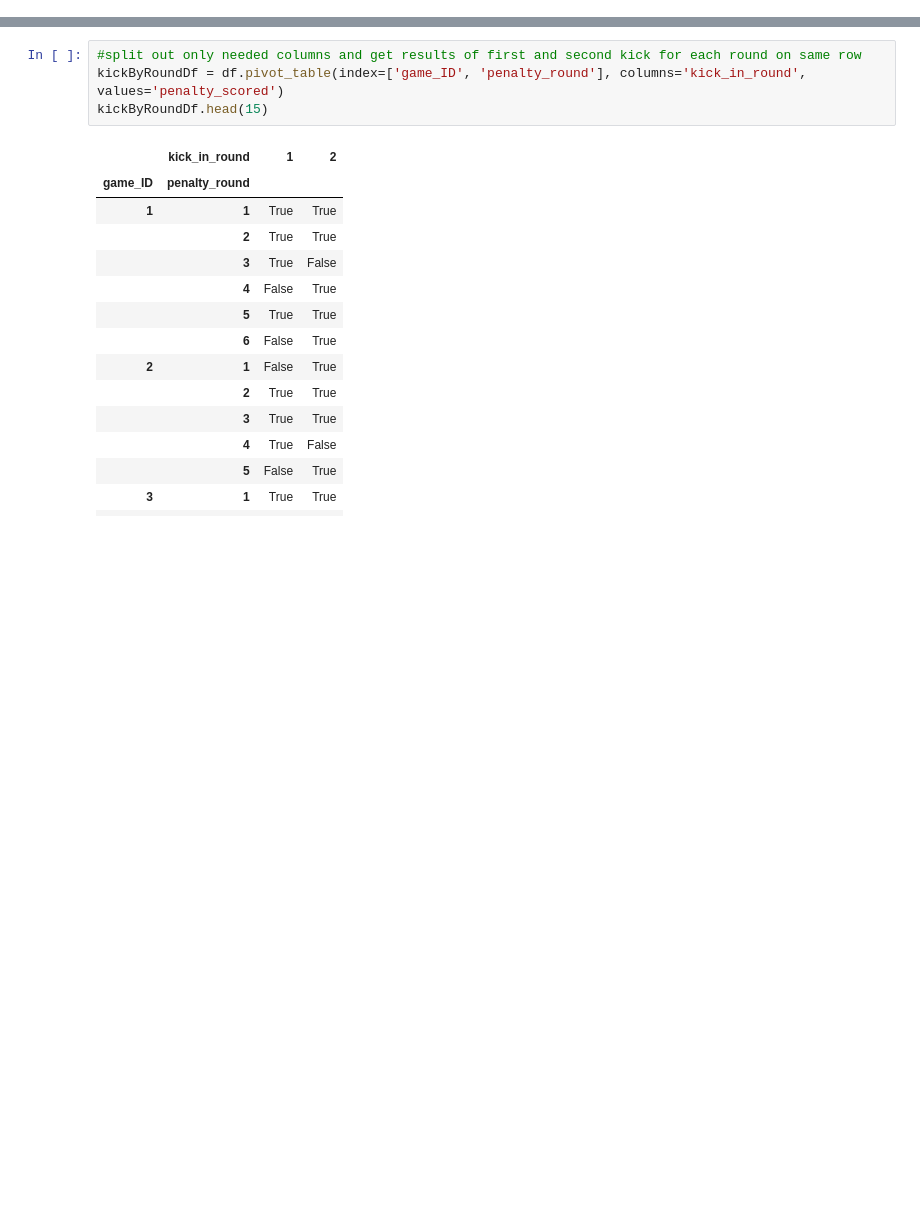
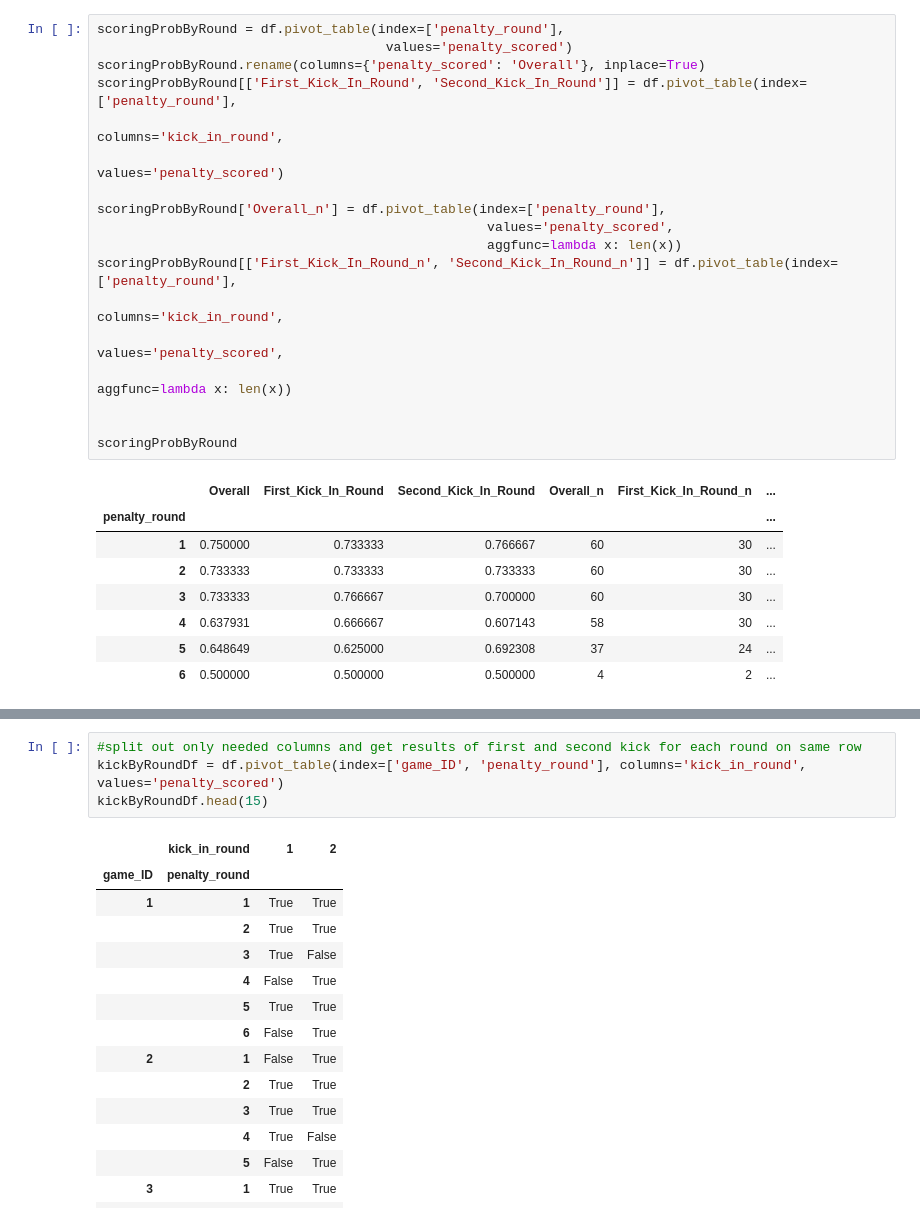
Before and after one commit to MarkMacArdle/World_Cup_Penalty_Shootouts, a Jupyter notebook: Penalties_data_analysis.ipynb, the cells around one changed output, grey strips where cells are left out. Cells and saved outputs as stored; diff of their text form; blank space fills up the shorter version.

```diff
--- a/Penalties_data_analysis.ipynb
+++ b/Penalties_data_analysis.ipynb
@@ -30,0 +16,27 @@ df.head()
+# %%
+scoringProbByRound = df.pivot_table(index=['penalty_round'],
+                                     values='penalty_scored')
+scoringProbByRound.rename(columns={'penalty_scored': 'Overall'}, inplace=True)
+scoringProbByRound[['First_Kick_In_Round', 'Second_Kick_In_Round']] = df.pivot_table(index=['penalty_round'],
+                                                                                     columns='kick_in_round',
+                                                                                     values='penalty_scored')
+
+scoringProbByRound['Overall_n'] = df.pivot_table(index=['penalty_round'],
+                                                  values='penalty_scored',
+                                                  aggfunc=lambda x: len(x))
+scoringProbByRound[['First_Kick_In_Round_n', 'Second_Kick_In_Round_n']] = df.pivot_table(index=['penalty_round'],
+                                                                                          columns='kick_in_round',
+                                                                                          values='penalty_scored',
+                                                                                          aggfunc=lambda x: len(x))
+
+
+scoringProbByRound
+# %% [output]
+|  | Overall | First_Kick_In_Round | Second_Kick_In_Round | Overall_n | First_Kick_In_Round_n | ... |
+| penalty_round |  |  |  |  |  | ... |
+| 1 | 0.750000 | 0.733333 | 0.766667 | 60 | 30 | ... |
+| 2 | 0.733333 | 0.733333 | 0.733333 | 60 | 30 | ... |
+| 3 | 0.733333 | 0.766667 | 0.700000 | 60 | 30 | ... |
+| 4 | 0.637931 | 0.666667 | 0.607143 | 58 | 30 | ... |
+| 5 | 0.648649 | 0.625000 | 0.692308 | 37 | 24 | ... |
+| 6 | 0.500000 | 0.500000 | 0.500000 | 4 | 2 | ... |
```
Also changed, not shown: parts of 6 cells of this notebook.
